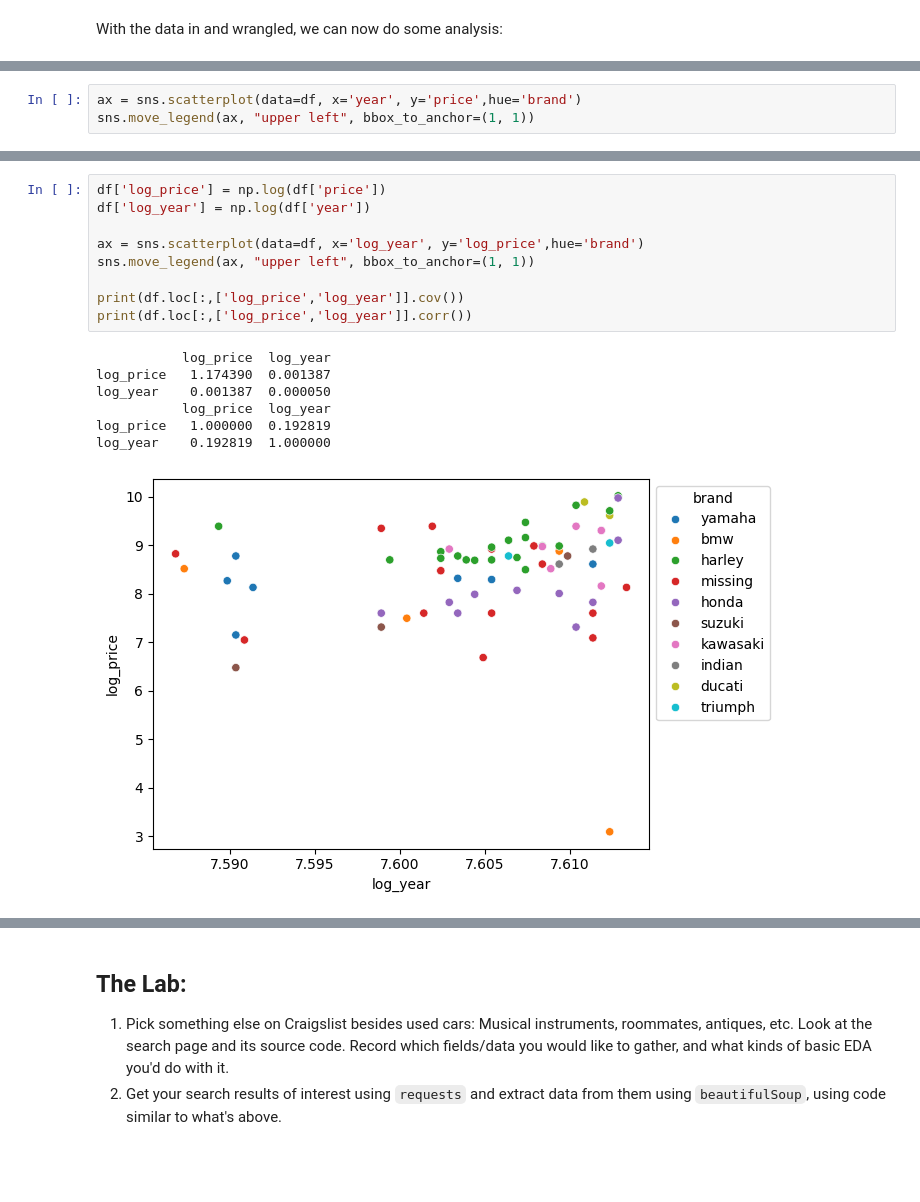
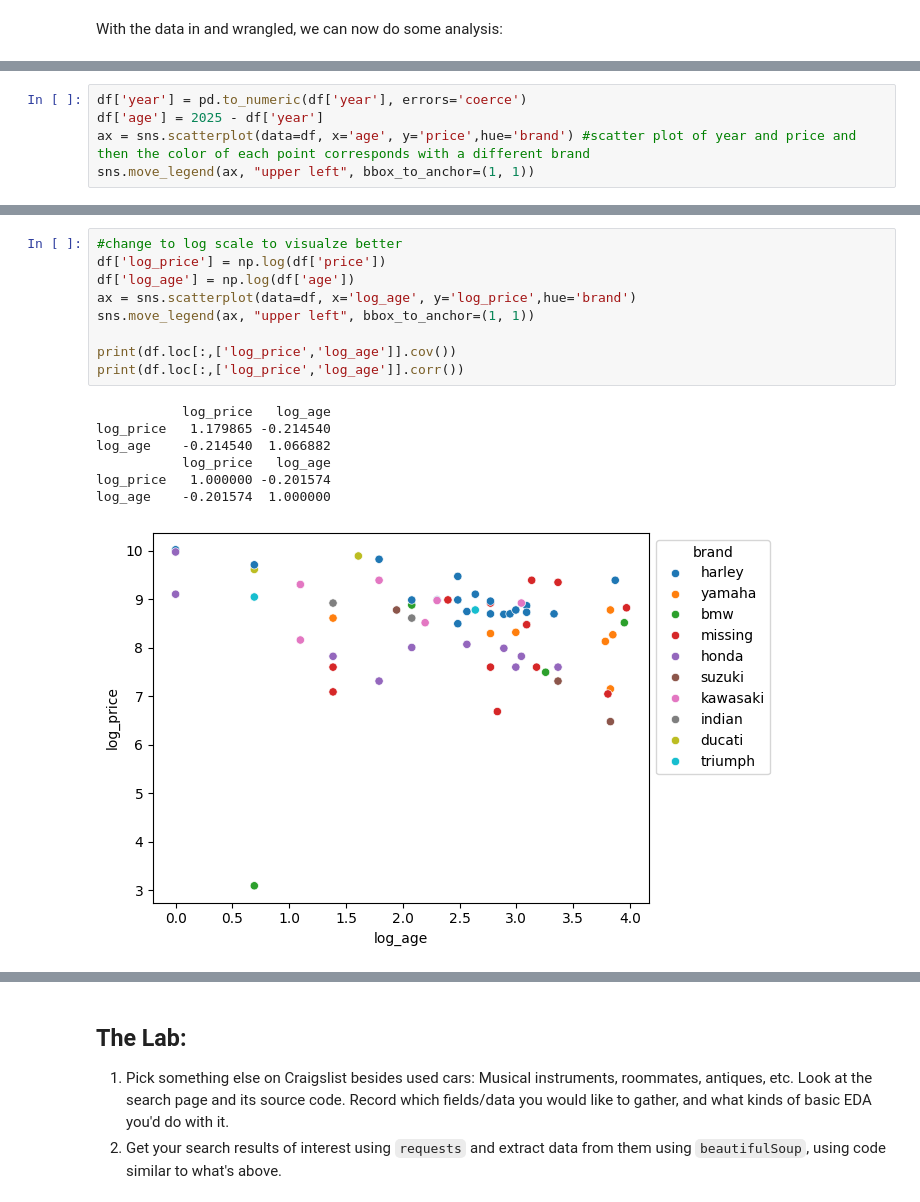
Before and after one commit to allyoshea/wrangling, a Jupyter notebook: lab/lab.ipynb, the cells around one changed output, grey strips where cells are left out. Cells and saved outputs as stored; diff of their text form; blank space fills up the shorter version.

```diff
--- a/lab/lab.ipynb
+++ b/lab/lab.ipynb
@@ -226,4 +193,6 @@ df.loc[:,['price','brand']].groupby('brand').describe()
 # %%
-ax = sns.scatterplot(data=df, x='year', y='price',hue='brand')
+df['year'] = pd.to_numeric(df['year'], errors='coerce')
+df['age'] = 2025 - df['year']
+ax = sns.scatterplot(data=df, x='age', y='price',hue='brand') #scatter plot of year and price and then the color of each point corresponds with a different brand
 sns.move_legend(ax, "upper left", bbox_to_anchor=(1, 1))
 # %% [output]
@@ -231,17 +210,17 @@ sns.move_legend(ax, "upper left", bbox_to_anchor=(1, 1))
 # %%
+#change to log scale to visualze better
 df['log_price'] = np.log(df['price'])
-df['log_year'] = np.log(df['year'])
-
-ax = sns.scatterplot(data=df, x='log_year', y='log_price',hue='brand')
+df['log_age'] = np.log(df['age'])
+ax = sns.scatterplot(data=df, x='log_age', y='log_price',hue='brand')
 sns.move_legend(ax, "upper left", bbox_to_anchor=(1, 1))
 
-print(df.loc[:,['log_price','log_year']].cov())
-print(df.loc[:,['log_price','log_year']].corr())
+print(df.loc[:,['log_price','log_age']].cov())
+print(df.loc[:,['log_price','log_age']].corr())
 # %% [output]
-           log_price  log_year
-log_price   1.174390  0.001387
-log_year    0.001387  0.000050
-           log_price  log_year
-log_price   1.000000  0.192819
-log_year    0.192819  1.000000
+           log_price   log_age
+log_price   1.179865 -0.214540
+log_age    -0.214540  1.066882
+           log_price   log_age
+log_price   1.000000 -0.201574
+log_age    -0.201574  1.000000
-[figure, old version]
+[figure, new version]
```
Also changed, not shown: parts of 13 cells of this notebook.
